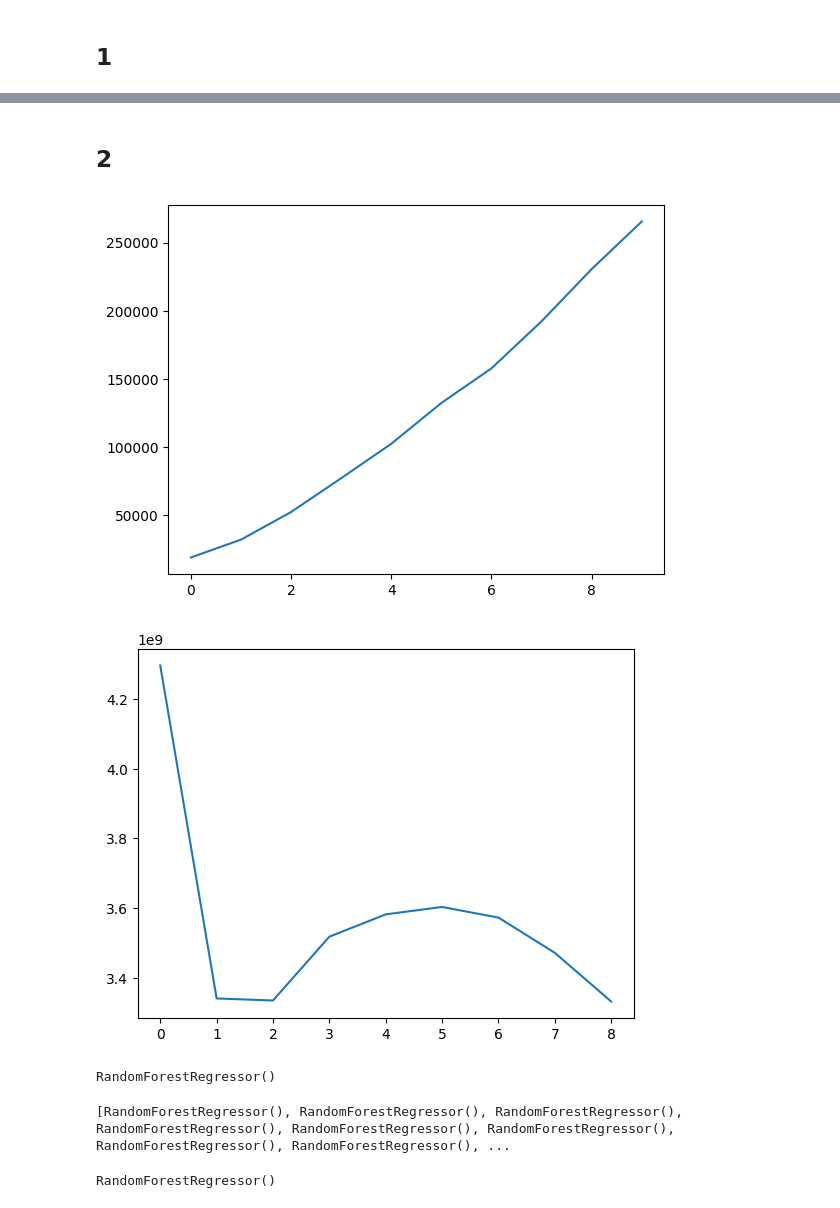
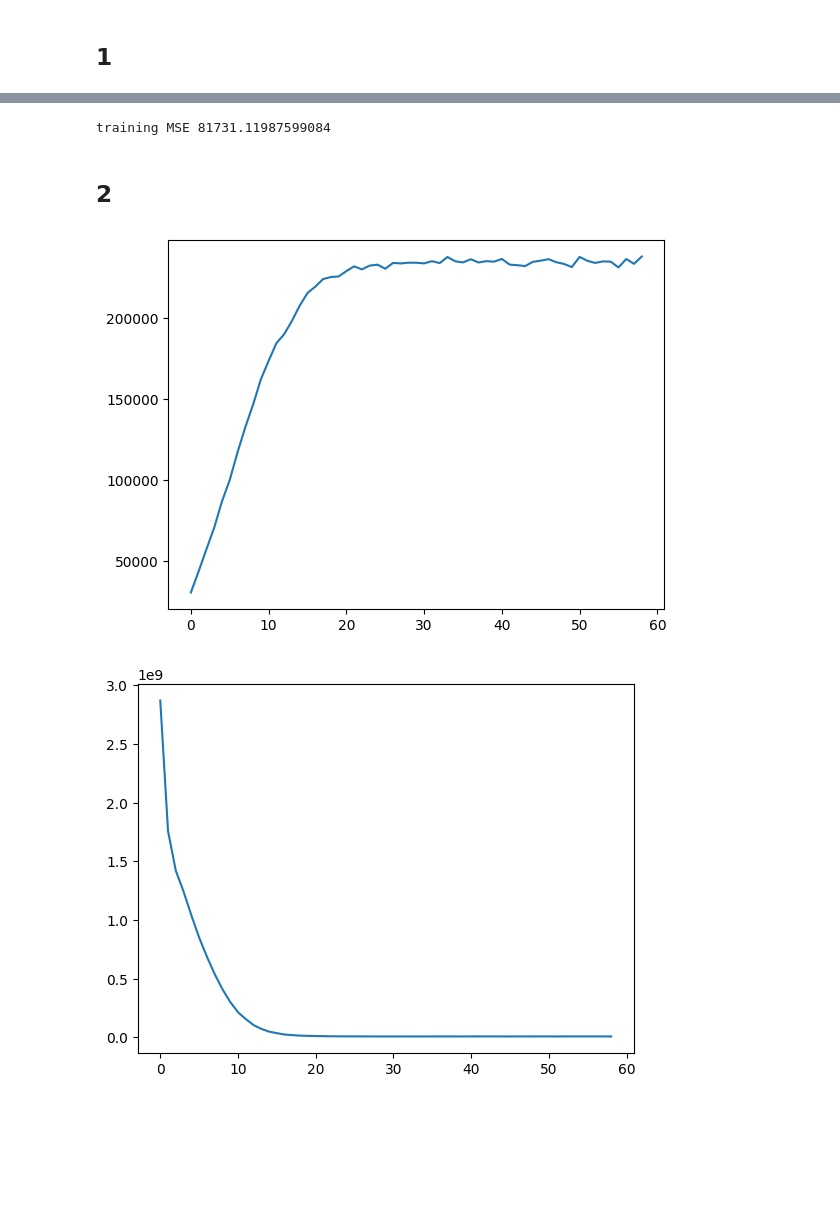
Before and after one commit to RL-MVA-2024-25/mva-rl-assignment-martinjolif, a Jupyter notebook: src/training_FQI.ipynb, the cells around one changed output, grey strips where cells are left out. Saved outputs shown, nothing was run; the diff lists cells and outputs as text; code cells hidden in the pictures; blank space fills up the shorter version.

```diff
--- a/src/training_FQI.ipynb
+++ b/src/training_FQI.ipynb
@@ -7,7 +12,7 @@ environment = HIVPatient()
 # %% [markdown]
 ## 1
 # %%
-S,A,R,S2,D = collect_samples(environment, int(1e4))
+S,A,R,S2,D = collect_samples(environment, int(2e4))
 print("nb of collected samples:", S.shape[0])
 for i in range(3):
     print("sample", i, "\n  state:", S[i], "\n  action:", A[i], "\n  reward:", R[i], "\n  next state:", S2[i], "\n terminal?", D[i])
@@ -44,0 +52,15 @@ training MSE: 332499.5506350451
+# %%
+with gzip.open('samples/S-2e4.pkl.gz', 'rb') as f:
+    S = pickle.load(f)
+
+with gzip.open('samples/A-2e4.pkl.gz', 'rb') as f:
+    A = pickle.load(f)
+
+with gzip.open('samples/R-2e4.pkl.gz', 'rb') as f:
+    R = pickle.load(f)
+
+with gzip.open('samples/S2-2e4.pkl.gz', 'rb') as f:
+    S2 = pickle.load(f)
+
+with gzip.open('samples/D-2e4.pkl.gz', 'rb') as f:
+    D = pickle.load(f)
@@ -45,52 +69,27 @@ training MSE: 332499.5506350451
+# %%
+value = R.copy()
+
+Q1 = RandomForestRegressor(n_jobs = -1)
+Q1.fit(SA, value)
+print("training MSE", np.mean((value-Q1.predict(SA))**2))
+# %% [output]
+training MSE 81731.11987599084
 # %% [markdown]
 ## 2
 # %%
-gamma = .9
-nb_iter = 10
+gamma = .8
+nb_iter = 60
 nb_actions = environment.action_space.n
-Qfunctions = rf_fqi(S, A, R, S2, D, nb_iter, nb_actions, gamma)
+Qfunctions = rf_fqi(S, A, R, S2, D, nb_iter, nb_actions, gamma, environment)
+# %% [output]
+[figure, added]
+[figure, added]
-# %%
-import matplotlib.pyplot as plt
-
-# Value of an initial state across iterations
-s0,_ = environment.reset()
-Vs0 = np.zeros(nb_iter)
-for i in range(nb_iter):
-    Qs0a = []
-    for a in range(environment.action_space.n):
-        s0a = np.append(s0,a).reshape(1, -1)
-        Qs0a.append(Qfunctions[i].predict(s0a))
-    Vs0[i] = np.max(Qs0a)
-plt.plot(Vs0)
-
-# Bellman residual
-residual = []
-for i in range(1,nb_iter):
-    residual.append(np.mean((Qfunctions[i].predict(SA)-Qfunctions[i-1].predict(SA))**2))
-plt.figure()
-plt.plot(residual);
-# %% [output]
-[figure, removed]
-[figure, removed]
-# %%
-Qfunctions[0]
-# %% [output]
-RandomForestRegressor()
 # %%
-import pickle
-import gzip
-
-print(Qfunctions)
 with gzip.open('FQI_Q_functions.pkl.gz', 'wb') as file:
-    pickle.dump(Qfunctions[1], file)
+    pickle.dump(Qfunctions, file)
-# %% [output]
-[RandomForestRegressor(), RandomForestRegressor(), RandomForestRegressor(), RandomForestRegressor(), RandomForestRegressor(), RandomForestRegressor(), RandomForestRegressor(), RandomForestRegressor(), ...
 # %%
 with gzip.open('FQI_Q_functions.pkl.gz', 'rb') as f:
     QfunctionsLoaded = pickle.load(f)
-print(QfunctionsLoaded)
-# %% [output]
-RandomForestRegressor()
 # %%
 s,_ = environment.reset()
 for t in range(500):
```
Also changed, not shown: parts of 6 cells of this notebook, 5 other files.
